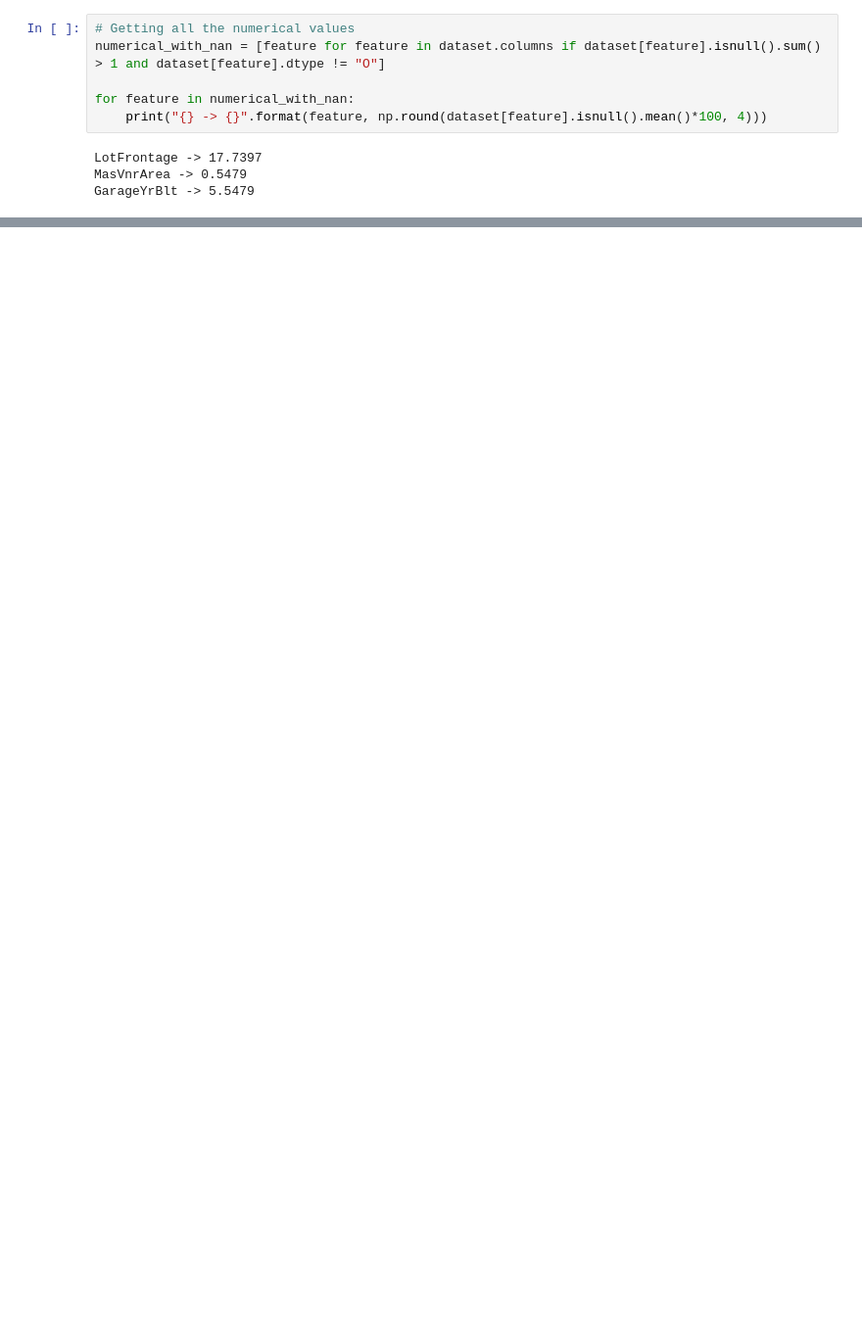
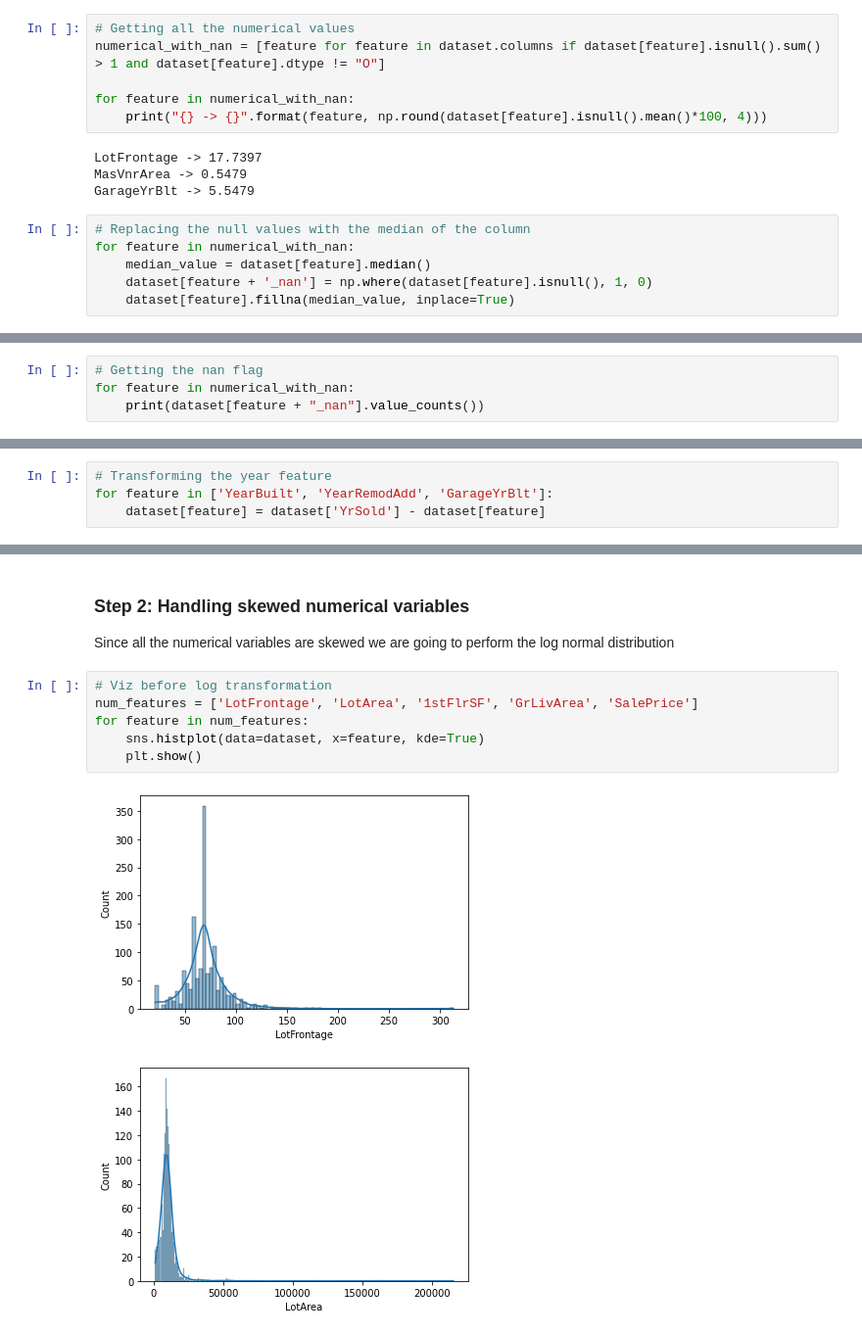
Before and after one commit to tejeshreddy/kaggle-notebooks, a Jupyter notebook: house-prices-reg-techniques/e2e/feature-engineering.ipynb, the cells around one changed output, grey strips where cells are left out. Shown: that part at 98% size. Saved outputs shown, nothing was run; the diff lists cells and outputs as text; blank space fills up the shorter version.

```diff
--- a/house-prices-reg-techniques/e2e/feature-engineering.ipynb
+++ b/house-prices-reg-techniques/e2e/feature-engineering.ipynb
@@ -86,3 +92,9 @@ for feature in numerical_with_nan:
 LotFrontage -> 17.7397
 MasVnrArea -> 0.5479
 GarageYrBlt -> 5.5479
+# %%
+# Replacing the null values with the median of the column
+for feature in numerical_with_nan:
+    median_value = dataset[feature].median()
+    dataset[feature + '_nan'] = np.where(dataset[feature].isnull(), 1, 0)
+    dataset[feature].fillna(median_value, inplace=True)
@@ -88,0 +118,4 @@ GarageYrBlt -> 5.5479
+# %%
+# Getting the nan flag
+for feature in numerical_with_nan:
+    print(dataset[feature + "_nan"].value_counts())
@@ -88,0 +134,4 @@ GarageYrBlt -> 5.5479
+# %%
+# Transforming the year feature
+for feature in ['YearBuilt', 'YearRemodAdd', 'GarageYrBlt']:
+    dataset[feature] = dataset['YrSold'] - dataset[feature]
@@ -88,0 +147,13 @@ GarageYrBlt -> 5.5479
+# %% [markdown]
+### Step 2: Handling skewed numerical variables
+
+Since all the numerical variables are skewed we are going to perform the log normal distribution
+# %%
+# Viz before log transformation
+num_features = ['LotFrontage', 'LotArea', '1stFlrSF', 'GrLivArea', 'SalePrice']
+for feature in num_features:
+    sns.histplot(data=dataset, x=feature, kde=True)
+    plt.show()
+# %% [output]
+[figure, added]
+[figure, added]
```
Also changed, not shown: parts of 22 cells of this notebook.
